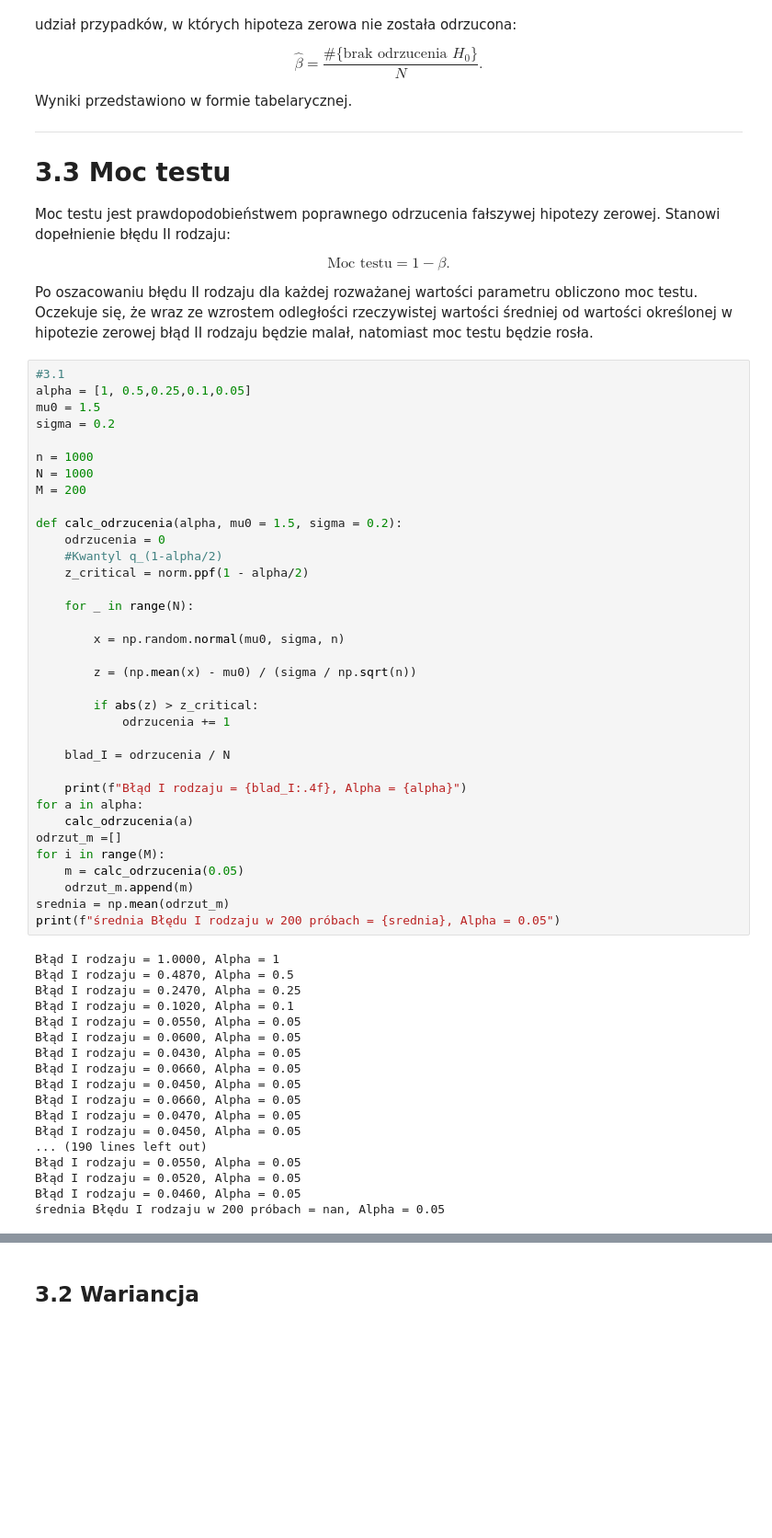
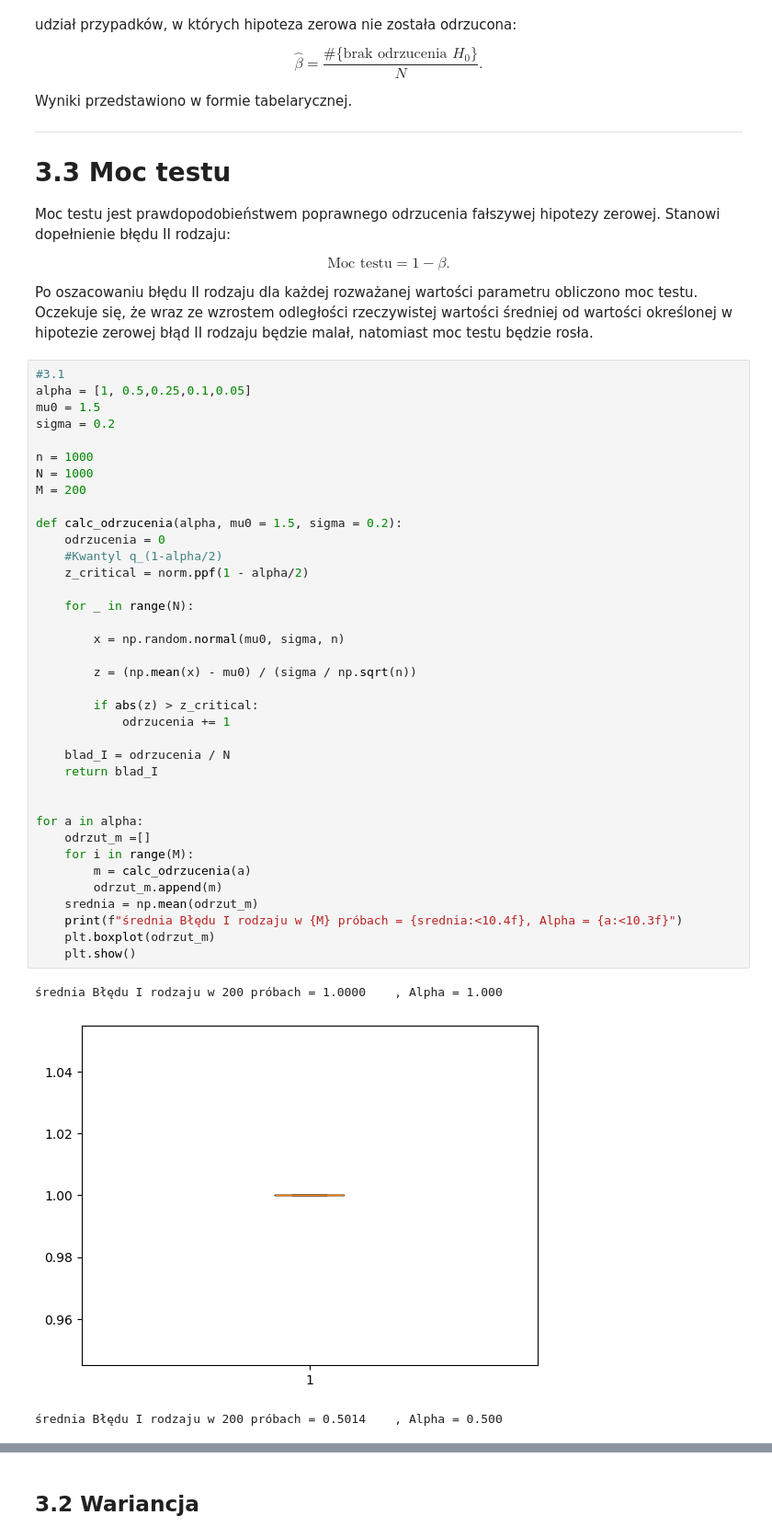
Before and after one commit to PiotrNicewicz/raport_statystyka_2, a Jupyter notebook: Raport_2.ipynb, the cells around one changed output, grey strips where cells are left out. Shown at 92% size. Cells and saved outputs as stored; diff of their text form; blank space fills up the shorter version.

```diff
--- a/Raport_2.ipynb
+++ b/Raport_2.ipynb
@@ -494,53 +494,41 @@ Po oszacowaniu błędu II rodzaju dla każdej rozważanej wartości parametru ob
 # %%
 #3.1
 alpha = [1, 0.5,0.25,0.1,0.05]
 mu0 = 1.5
 sigma = 0.2
 
 n = 1000
 N = 1000
 M = 200
 
 def calc_odrzucenia(alpha, mu0 = 1.5, sigma = 0.2):
     odrzucenia = 0
     #Kwantyl q_(1-alpha/2)
     z_critical = norm.ppf(1 - alpha/2)
 
     for _ in range(N):
 
         x = np.random.normal(mu0, sigma, n)
 
         z = (np.mean(x) - mu0) / (sigma / np.sqrt(n))
 
         if abs(z) > z_critical:
             odrzucenia += 1
 
     blad_I = odrzucenia / N
+    return blad_I
 
-    print(f"Błąd I rodzaju = {blad_I:.4f}, Alpha = {alpha}")
+
 for a in alpha:
-    calc_odrzucenia(a)
-odrzut_m =[]
-for i in range(M):
-    m = calc_odrzucenia(0.05)
-    odrzut_m.append(m)
-srednia = np.mean(odrzut_m)
-print(f"średnia Błędu I rodzaju w 200 próbach = {srednia}, Alpha = 0.05")
+    odrzut_m =[]
+    for i in range(M):
+        m = calc_odrzucenia(a)
+        odrzut_m.append(m)
+    srednia = np.mean(odrzut_m)
+    print(f"średnia Błędu I rodzaju w {M} próbach = {srednia:<10.4f}, Alpha = {a:<10.3f}")
+    plt.boxplot(odrzut_m)
+    plt.show()
 # %% [output]
-Błąd I rodzaju = 1.0000, Alpha = 1
-Błąd I rodzaju = 0.4870, Alpha = 0.5
-Błąd I rodzaju = 0.2470, Alpha = 0.25
-Błąd I rodzaju = 0.1020, Alpha = 0.1
-Błąd I rodzaju = 0.0550, Alpha = 0.05
-Błąd I rodzaju = 0.0600, Alpha = 0.05
-Błąd I rodzaju = 0.0430, Alpha = 0.05
-Błąd I rodzaju = 0.0660, Alpha = 0.05
-Błąd I rodzaju = 0.0450, Alpha = 0.05
-Błąd I rodzaju = 0.0660, Alpha = 0.05
-Błąd I rodzaju = 0.0470, Alpha = 0.05
-Błąd I rodzaju = 0.0450, Alpha = 0.05
-... (190 lines left out)
-Błąd I rodzaju = 0.0550, Alpha = 0.05
-Błąd I rodzaju = 0.0520, Alpha = 0.05
-Błąd I rodzaju = 0.0460, Alpha = 0.05
-średnia Błędu I rodzaju w 200 próbach = nan, Alpha = 0.05
+średnia Błędu I rodzaju w 200 próbach = 1.0000    , Alpha = 1.000
+[figure, added]
+średnia Błędu I rodzaju w 200 próbach = 0.5014    , Alpha = 0.500
```
Also changed, not shown: parts of 6 cells of this notebook.
